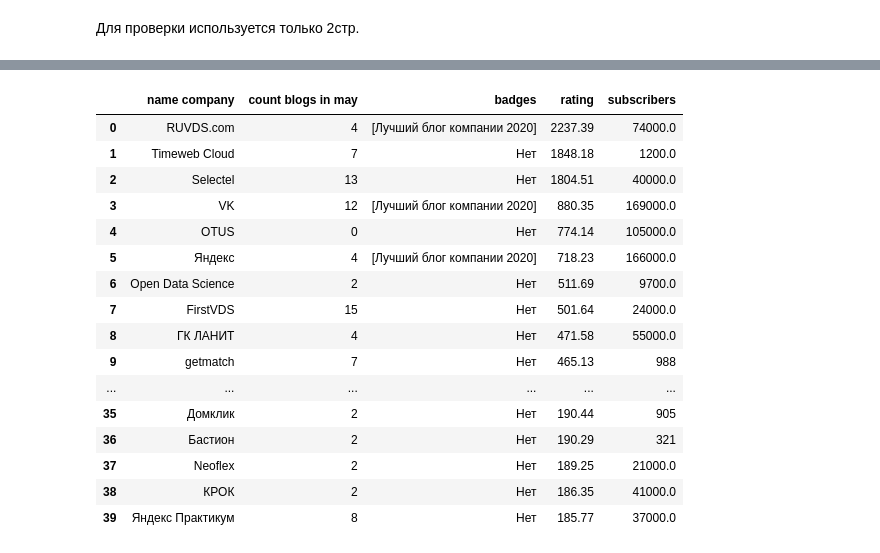
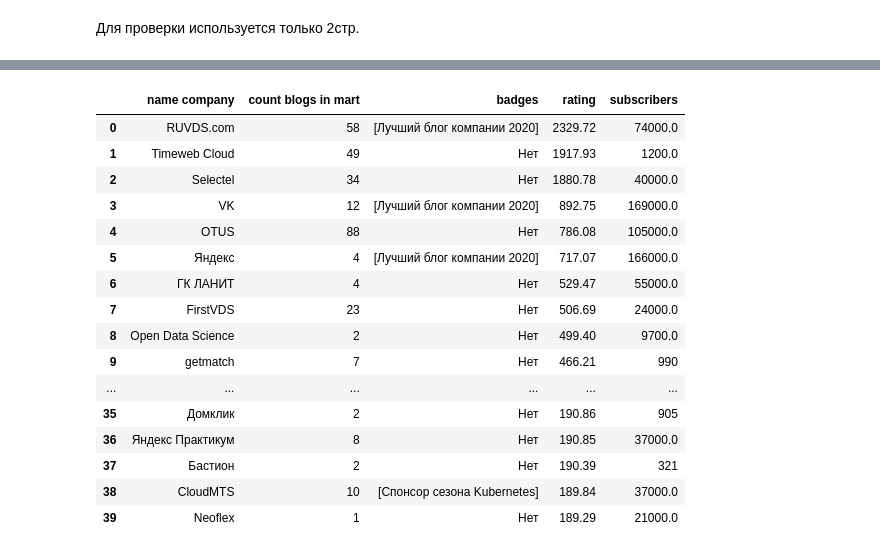
Before and after one commit to vartikus1337/ML, a Jupyter notebook: habr ml/parser.ipynb, the cells around one changed output, grey strips where cells are left out. Drawn from its saved outputs; the diff is of its cells as text; code cells hidden in the pictures.

```diff
--- a/habr ml/parser.ipynb
+++ b/habr ml/parser.ipynb
@@ -18,7 +19,7 @@ pages_count
 # %% [markdown]
 Для проверки используется только 2стр.
 # %%
-data = pd.DataFrame(columns=['name company', 'count blogs in may', 'badges', 'rating', 'subscribers'])
+data = pd.DataFrame(columns=['name company', 'count blogs in mart', 'badges', 'rating', 'subscribers'])
 #for page in range(1, pages_count + 1):
 for page in range(1, 3):
     url = f'https://habr.com/ru/companies/page{page}/'
@@ -41,16 +42,33 @@ for page in range(1, 3):
                 company_badges.append(badge.find("span").text)
 
         # Парсинг постов в мае
-        response = requests.get(f'https://habr.com{company_link[:-9]}/articles/', headers=headers)
+        response = requests.get(f'https://habr.com/ru/companies/{company_link[14:-9]}/articles/', headers=headers)
         soup = BeautifulSoup(response.text, "lxml")
-        blogs = soup.find_all("div", class_='tm-article-snippet tm-article-snippet')
-        count_blogs_in_may = 0
-        company_blogs_in_may = []
-        for blog in blogs:
-            blog_time = blog.find("span", class_='tm-article-datetime-published').text
-            if blog_time.find('мар') != -1:
-                count_blogs_in_may += 1
-                company_blogs_in_may.append('https://habr.com' + blog.find('a', class_='tm-title__link').get('href'))
+        company_blogs_in_mart = []
+        count_blogs_in_mart = 0
+        maybe_mart_blogs = True
+        if soup.find_all("a", class_="tm-pagination__page") == []:
+            blogs = soup.find_all("div", class_='tm-article-snippet tm-article-snippet')
+            for blog in blogs:
+                blog_time = blog.find("span", class_='tm-article-datetime-published').text
+                if blog_time.find('мар') != -1:
+                    count_blogs_in_mart += 1
+                    company_blogs_in_mart.append('https://habr.com' + blog.find('a', class_='tm-title__link').get('href'))
+        else:
+            pages_count = int(soup.find_all("a", class_="tm-pagination__page")[-1].text)
+            for page in range(1, pages_count + 1):
+                if not maybe_mart_blogs:
+                    break
+                response = requests.get(f'https://habr.com/kek/v2/articles/?company={company_link[14:-9]}&fl=ru&hl=ru&page={page}&perPage=20')
+                JSON = response.json()
+                for id_ in JSON['articleIds']:
+                    date = JSON['articleRefs'][id_]['timePublished']
+                    if date.find('2023-03') != -1:
+                        count_blogs_in_mart += 1
+                        company_blogs_in_mart.append(f'https://habr.com/ru/companies/otus/articles/{id_}/')
+                    if date.find('2023-02') != -1:
+                        maybe_mart_blogs = False
+                        break
 
         # Парсинг Имени
         company_title = company.find("a", class_="tm-company-snippet__title").text
@@ -68,10 +86,10 @@ for page in range(1, 3):
         # Вывод
 
         company_link = f'https://habr.com{company_link}'
-        data.loc[len(data.index)] = [company_title, count_blogs_in_may, company_badges,
+        data.loc[len(data.index)] = [company_title, count_blogs_in_mart, company_badges,
                                      company_counter_rating, company_subscribers]
         print('company:', company_title, company_link)
-        print('count blogs in may:', count_blogs_in_may, ', links:', company_blogs_in_may)
+        print('count blogs in mart:', count_blogs_in_mart, ', links:', company_blogs_in_mart)
         print('badges:', company_badges)
         print('rating:', company_counter_rating)
         print('subscribers:', company_subscribers)
@@ -99,17 +117,17 @@ subscribers: 37000.0
-|  | name company | count blogs in may | badges | rating | subscribers |
-| 0 | RUVDS.com | 4 | [Лучший блог компании 2020] | 2237.39 | 74000.0 |
-| 1 | Timeweb Cloud | 7 | Нет | 1848.18 | 1200.0 |
-| 2 | Selectel | 13 | Нет | 1804.51 | 40000.0 |
-| 3 | VK | 12 | [Лучший блог компании 2020] | 880.35 | 169000.0 |
-| 4 | OTUS | 0 | Нет | 774.14 | 105000.0 |
-| 5 | Яндекс | 4 | [Лучший блог компании 2020] | 718.23 | 166000.0 |
-| 6 | Open Data Science | 2 | Нет | 511.69 | 9700.0 |
-| 7 | FirstVDS | 15 | Нет | 501.64 | 24000.0 |
-| 8 | ГК ЛАНИТ | 4 | Нет | 471.58 | 55000.0 |
-| 9 | getmatch | 7 | Нет | 465.13 | 988 |
+|  | name company | count blogs in mart | badges | rating | subscribers |
+| 0 | RUVDS.com | 58 | [Лучший блог компании 2020] | 2329.72 | 74000.0 |
+| 1 | Timeweb Cloud | 49 | Нет | 1917.93 | 1200.0 |
+| 2 | Selectel | 34 | Нет | 1880.78 | 40000.0 |
+| 3 | VK | 12 | [Лучший блог компании 2020] | 892.75 | 169000.0 |
+| 4 | OTUS | 88 | Нет | 786.08 | 105000.0 |
+| 5 | Яндекс | 4 | [Лучший блог компании 2020] | 717.07 | 166000.0 |
+| 6 | ГК ЛАНИТ | 4 | Нет | 529.47 | 55000.0 |
+| 7 | FirstVDS | 23 | Нет | 506.69 | 24000.0 |
+| 8 | Open Data Science | 2 | Нет | 499.40 | 9700.0 |
+| 9 | getmatch | 7 | Нет | 466.21 | 990 |
 | ... | ... | ... | ... | ... | ... |
-| 35 | Домклик | 2 | Нет | 190.44 | 905 |
-| 36 | Бастион | 2 | Нет | 190.29 | 321 |
-| 37 | Neoflex | 2 | Нет | 189.25 | 21000.0 |
-| 38 | КРОК | 2 | Нет | 186.35 | 41000.0 |
-| 39 | Яндекс Практикум | 8 | Нет | 185.77 | 37000.0 |
+| 35 | Домклик | 2 | Нет | 190.86 | 905 |
+| 36 | Яндекс Практикум | 8 | Нет | 190.85 | 37000.0 |
+| 37 | Бастион | 2 | Нет | 190.39 | 321 |
+| 38 | CloudMTS | 10 | [Спонсор сезона Kubernetes] | 189.84 | 37000.0 |
+| 39 | Neoflex | 1 | Нет | 189.29 | 21000.0 |
```
Also changed, not shown: parts of 2 cells of this notebook.
